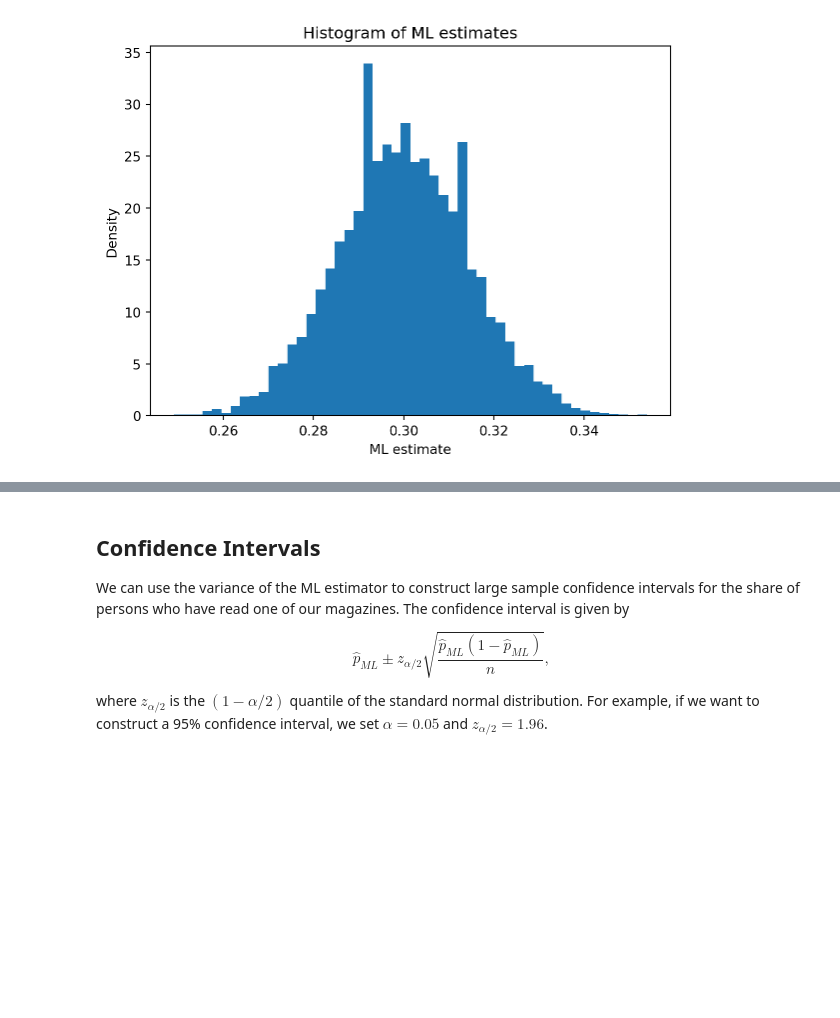
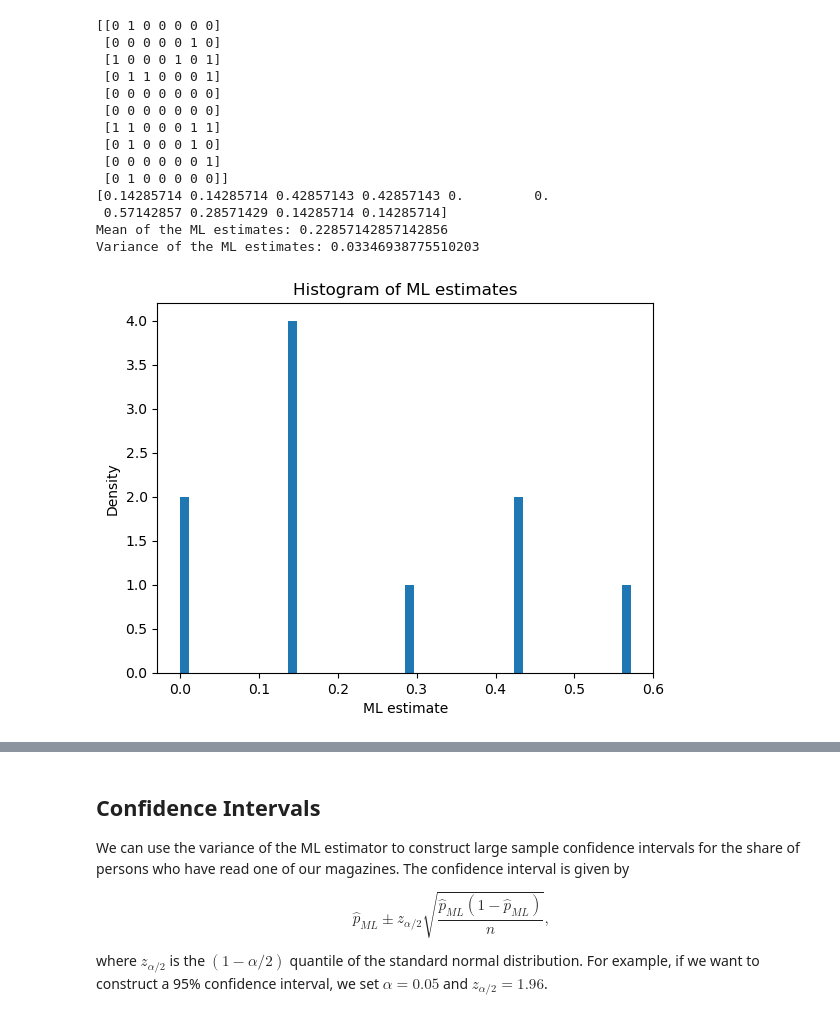
Before and after one commit to febse/stat2024, a Jupyter notebook: 12-Estimation.ipynb, the cells around one changed output, grey strips where cells are left out. Cells and saved outputs as stored; diff of their text form; code cells hidden in the pictures; blank space fills up the shorter version.

```diff
--- a/12-Estimation.ipynb
+++ b/12-Estimation.ipynb
@@ -84,33 +84,57 @@ We see that the variance of the sample proportion of readers decreases as the sa
 # %%
 # Let's see how the ML estimate behaves in a simulation
 
 import numpy as np
 import matplotlib.pyplot as plt
 
 # Number of samples
-R = 10000
+R = 10
 
 # Sample size
-n = 1000
+n = 7
 
 # True parameter
 p = 0.3
 
 # Generate the samples
 
 simulations = np.random.binomial(1, p, (R, n))
 
+print(simulations)
 # Compute the ML estimate for each sample (this is simply the sample mean)
 
 ml_estimates = np.mean(simulations, axis=1)
-
+print(ml_estimates)
 # Plot the histogram of the ML estimates
 
-plt.hist(ml_estimates, bins=50, density=True)
+# The mean of the ML estimates is equal to the true parameter (you need a lot of samples to see this)
+
+print('Mean of the ML estimates:', np.mean(ml_estimates))
+
+# The variance of the ML estimates is the true variance divided by the sample size
+
+print('Variance of the ML estimates:', np.var(ml_estimates))
+
+
+plt.hist(ml_estimates, bins=50)
 plt.xlabel('ML estimate')
 plt.ylabel('Density')
 plt.title('Histogram of ML estimates')
 plt.show()
 # %% [output]
+[[0 1 0 0 0 0 0]
+ [0 0 0 0 0 1 0]
+ [1 0 0 0 1 0 1]
+ [0 1 1 0 0 0 1]
+ [0 0 0 0 0 0 0]
+ [0 0 0 0 0 0 0]
+ [1 1 0 0 0 1 1]
+ [0 1 0 0 0 1 0]
+ [0 0 0 0 0 0 1]
+ [0 1 0 0 0 0 0]]
+[0.14285714 0.14285714 0.42857143 0.42857143 0.         0.
+ 0.57142857 0.28571429 0.14285714 0.14285714]
+Mean of the ML estimates: 0.22857142857142856
+Variance of the ML estimates: 0.03346938775510203
-[figure, old version]
+[figure, new version]
 # %%
```
Also changed, not shown: parts of 7 cells of this notebook.
